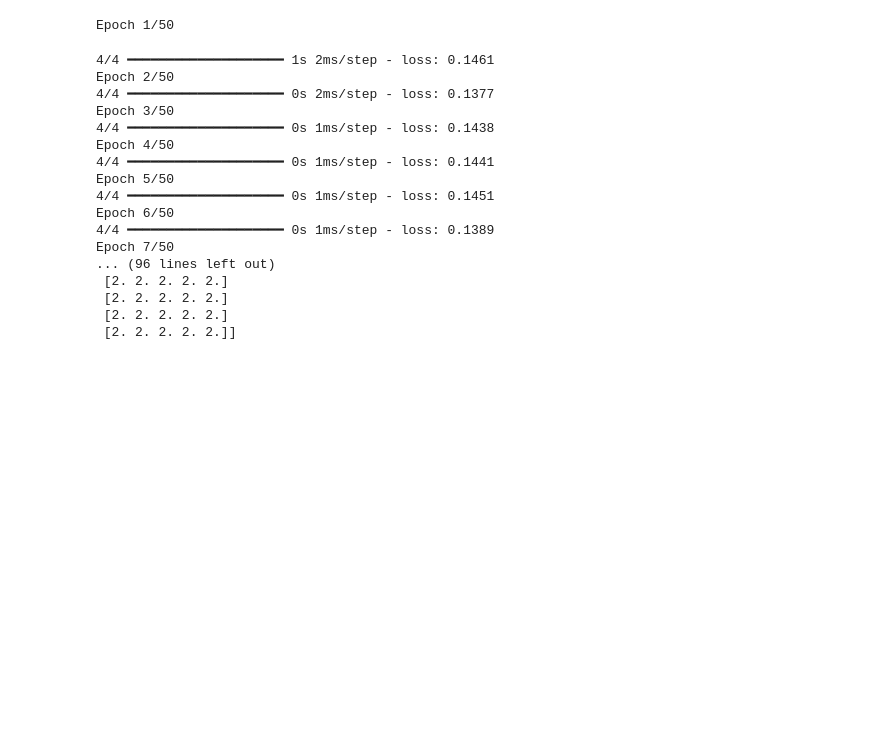
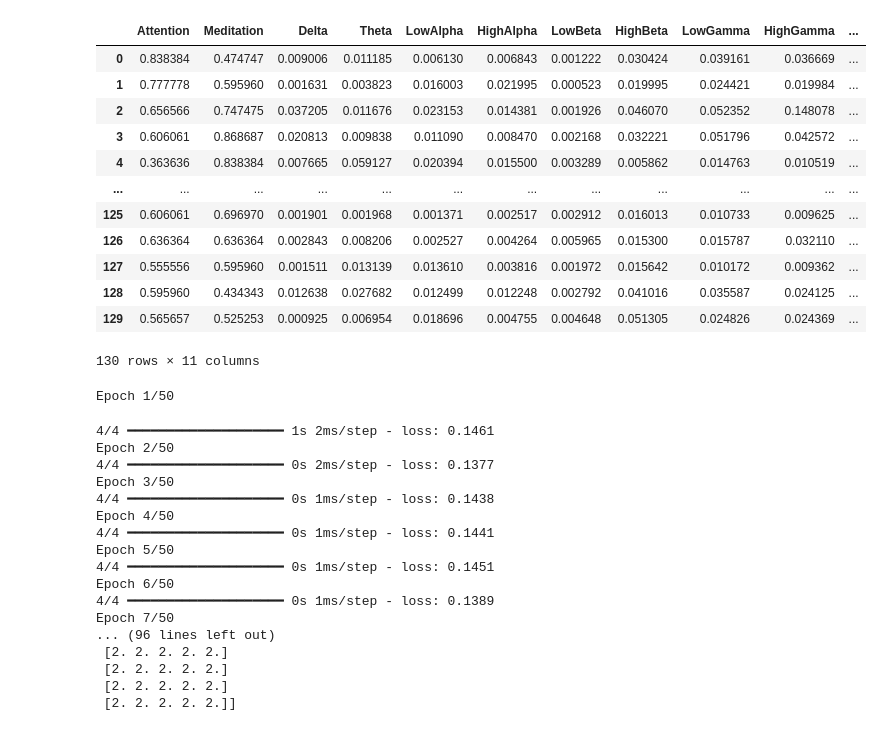
Before and after one commit to jpg1003/AnalisisEEG, a Jupyter notebook: codigo/notebooks/Deep_Learning.ipynb, the cells around one changed output. Saved outputs shown, nothing was run; the diff lists cells and outputs as text; code cells hidden in the pictures; blank space fills up the shorter version.

```diff
--- a/codigo/notebooks/Deep_Learning.ipynb
+++ b/codigo/notebooks/Deep_Learning.ipynb
@@ -25,6 +25,21 @@ experimentos_nor = [experimento_1_nor, experimento_2_nor, experimento_3_nor, exp
 experimentos_name = {'experimento_1':experimento_1_nor, 'experimento_2':experimento_2_nor, 'experimento_3':experimento_3_nor,'experimento_4':experimento_4_nor}
 # %%
 experimento_1 = experimento_1_nor.drop(['Timestamp'], axis=1)
+experimento_1
+# %% [output]
+|  | Attention | Meditation | Delta | Theta | LowAlpha | HighAlpha | LowBeta | HighBeta | LowGamma | HighGamma | ... |
+| 0 | 0.838384 | 0.474747 | 0.009006 | 0.011185 | 0.006130 | 0.006843 | 0.001222 | 0.030424 | 0.039161 | 0.036669 | ... |
+| 1 | 0.777778 | 0.595960 | 0.001631 | 0.003823 | 0.016003 | 0.021995 | 0.000523 | 0.019995 | 0.024421 | 0.019984 | ... |
+| 2 | 0.656566 | 0.747475 | 0.037205 | 0.011676 | 0.023153 | 0.014381 | 0.001926 | 0.046070 | 0.052352 | 0.148078 | ... |
+| 3 | 0.606061 | 0.868687 | 0.020813 | 0.009838 | 0.011090 | 0.008470 | 0.002168 | 0.032221 | 0.051796 | 0.042572 | ... |
+| 4 | 0.363636 | 0.838384 | 0.007665 | 0.059127 | 0.020394 | 0.015500 | 0.003289 | 0.005862 | 0.014763 | 0.010519 | ... |
+| ... | ... | ... | ... | ... | ... | ... | ... | ... | ... | ... | ... |
+| 125 | 0.606061 | 0.696970 | 0.001901 | 0.001968 | 0.001371 | 0.002517 | 0.002912 | 0.016013 | 0.010733 | 0.009625 | ... |
+| 126 | 0.636364 | 0.636364 | 0.002843 | 0.008206 | 0.002527 | 0.004264 | 0.005965 | 0.015300 | 0.015787 | 0.032110 | ... |
+| 127 | 0.555556 | 0.595960 | 0.001511 | 0.013139 | 0.013610 | 0.003816 | 0.001972 | 0.015642 | 0.010172 | 0.009362 | ... |
+| 128 | 0.595960 | 0.434343 | 0.012638 | 0.027682 | 0.012499 | 0.012248 | 0.002792 | 0.041016 | 0.035587 | 0.024125 | ... |
+| 129 | 0.565657 | 0.525253 | 0.000925 | 0.006954 | 0.018696 | 0.004755 | 0.004648 | 0.051305 | 0.024826 | 0.024369 | ... |
+130 rows × 11 columns
 # %%
 from sklearn.preprocessing import MinMaxScaler
 from keras.models import Sequential
```
Also changed, not shown: parts of 12 cells of this notebook, 6 other files.
